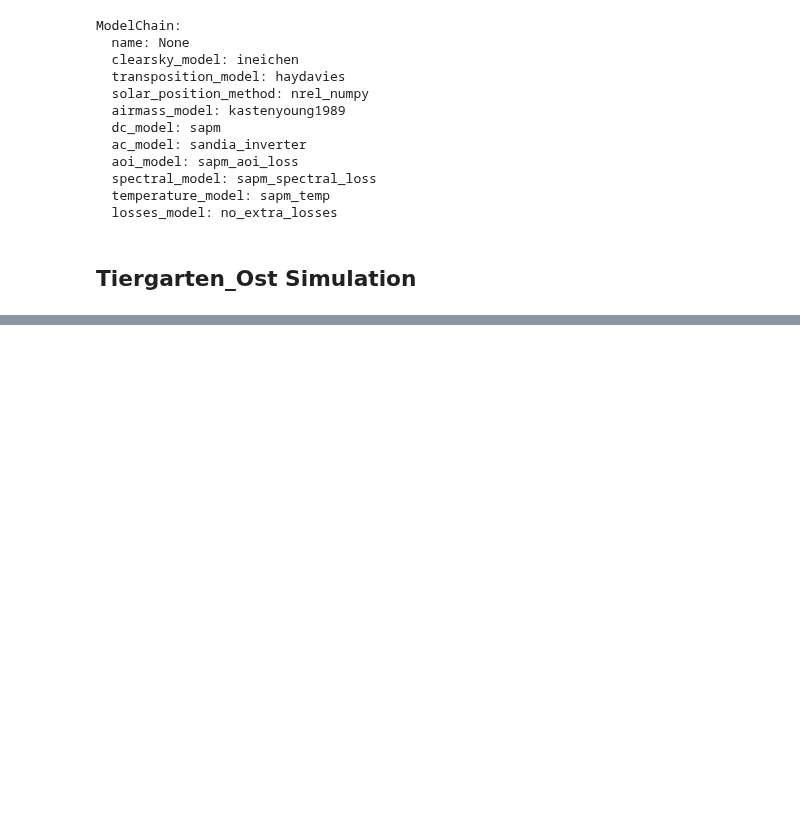
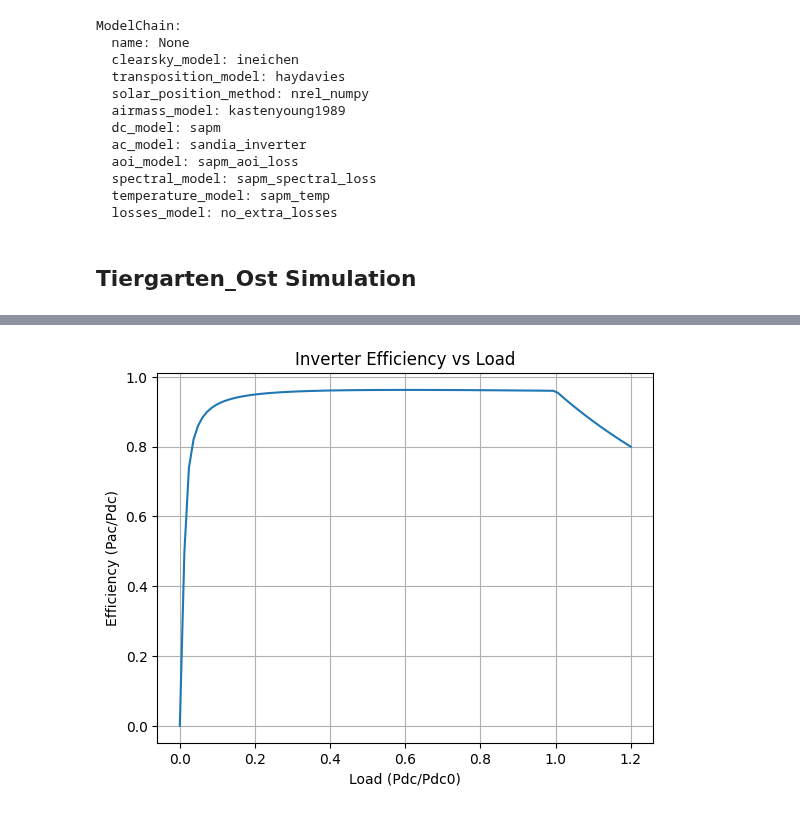
Before and after one commit to maximecharriere/TM_PV_ADC, a Jupyter notebook: 00_Scripts/PVLibTestGeneration_colab.ipynb, the cells around one changed output, grey strips where cells are left out. Cells and saved outputs as stored; diff of their text form; code cells hidden in the pictures; blank space fills up the shorter version.

```diff
--- a/00_Scripts/PVLibTestGeneration_colab.ipynb
+++ b/00_Scripts/PVLibTestGeneration_colab.ipynb
@@ -222,0 +245,16 @@ system = PVSystem(surface_tilt=30, surface_azimuth=241,
+# %%
+# Generate a range of values for Pdc and Pdc0
+load = np.linspace(0.00001, 1.2, 100)
+Pdc0 = np.ones(load.shape)*1000
+Pdc = Pdc0*load
+Pac = pvlib.inverter.pvwatts(pdc=Pdc, pdc0=Pdc0)
+n = Pac/Pdc
+# %%
+plt.plot(load, n, label='Inverter Efficiency')
+plt.title('Inverter Efficiency vs Load')
+plt.xlabel('Load (Pdc/Pdc0)')
+plt.ylabel('Efficiency (Pac/Pdc)')
+plt.grid(True)
+plt.show()
+# %% [output]
+[figure, added]
```
Also changed, not shown: parts of 5 cells of this notebook.
